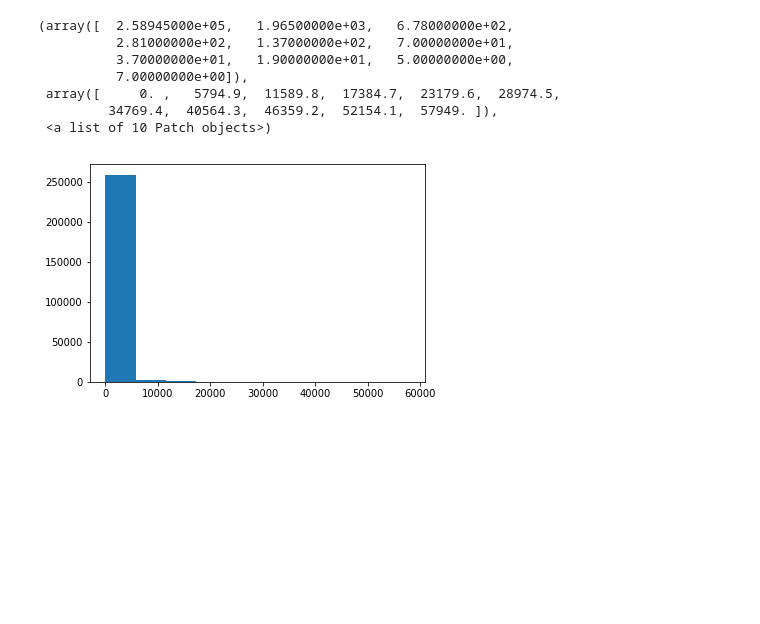
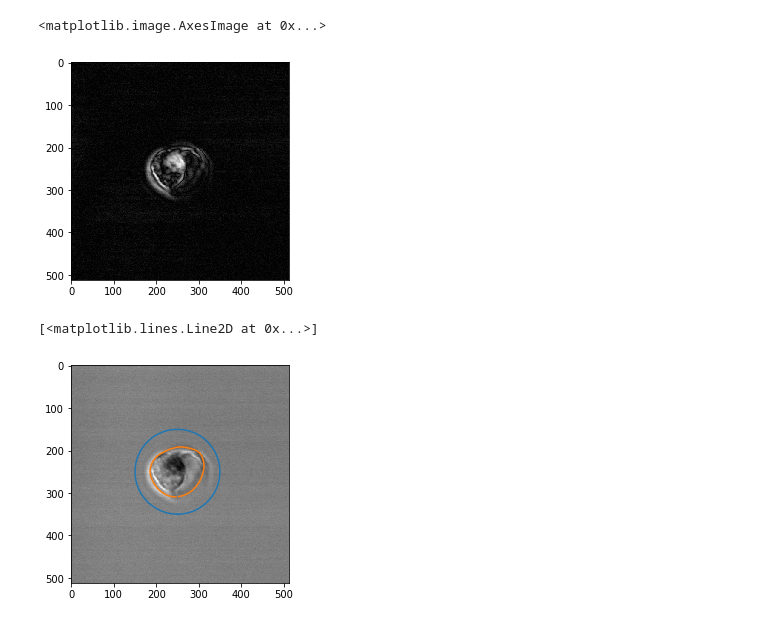
Before and after one commit to jeremyswan/Cells2Image, a Jupyter notebook: PF_scratch.ipynb, the cells around one changed output. Saved outputs shown, nothing was run; the diff lists cells and outputs as text; code cells hidden in the pictures; blank space fills up the shorter version.

Commit message:
Add working example: active_contours

```diff
--- a/PF_scratch.ipynb
+++ b/PF_scratch.ipynb
@@ -1,13 +0,0 @@
-# %%
-import skimage.io
-import numpy as np
-import matplotlib.pyplot as plt
-%matplotlib inline
-
-prefix = './'
-
-images = { 'filename':'recording1.czi - recording1.czi #03.tif', 'rounded':69, 'egress':76  }
-
-img = skimage.io.imread(''.join([prefix,'recording1.czi - recording1.czi #03.tif']))
-
-print img.shape
@@ -16,14 +50,24 @@ print img.shape
 # %%
-
-plt.hist(img[0,0,:,:].flatten())
-
-#plt.imshow(img[0,0,:,:],cmap='gray')
+#plt.hist(img[0,0,:,:].flatten())
+a=img[1,1,:,:]
+b=np.abs(a-np.mean(a.flatten()))
+#plt.imshow(a<np.percentile(b.flatten(),1),cmap='gray')
+plt.imshow(b,cmap='gray')
 # %% [output]
-(array([  2.58945000e+05,   1.96500000e+03,   6.78000000e+02,
-          2.81000000e+02,   1.37000000e+02,   7.00000000e+01,
-          3.70000000e+01,   1.90000000e+01,   5.00000000e+00,
-          7.00000000e+00]),
- array([     0. ,   5794.9,  11589.8,  17384.7,  23179.6,  28974.5,
-         34769.4,  40564.3,  46359.2,  52154.1,  57949. ]),
- <a list of 10 Patch objects>)
+<matplotlib.image.AxesImage at 0x...>
-[figure, old version]
+[figure, new version]
+# %%
+import numpy as np
+from skimage.segmentation import active_contour
+centr=np.array([250,250])
+rad=100
+si=np.array([centr[0]+rad*np.sin(np.linspace(0,2*np.pi,50)), centr[1]+rad*np.cos(np.linspace(0,2*np.pi,50))])
+si=np.transpose(si)
+s=active_contour(a,si,alpha=0.01,beta=0.01,w_line=1)
+#print(s)
+plt.imshow(a,cmap='gray')
+plt.plot(si[:,0],si[:,1])
+plt.plot(s[:,0],s[:,1])
+# %% [output]
+[<matplotlib.lines.Line2D at 0x...>]
+[figure, added]
```
Also changed, not shown: parts of 2 cells of this notebook, 2 other files.
